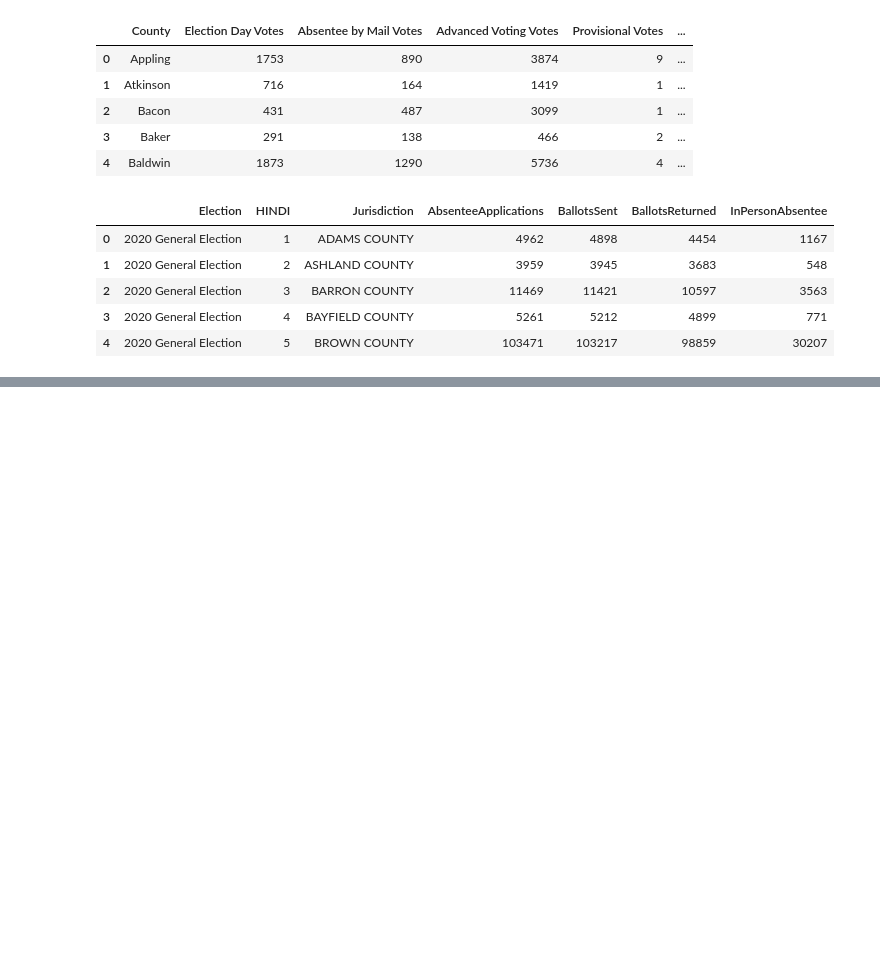
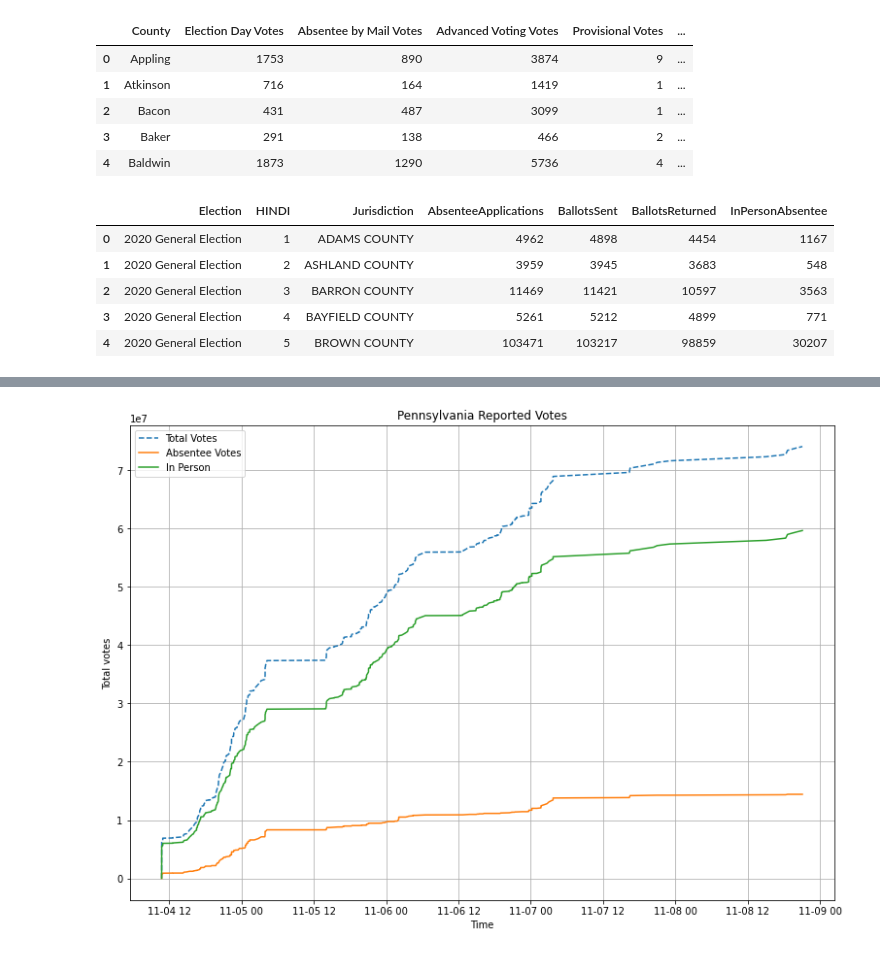
Before and after one commit to eweed001/ORIE-4741-Project, a Jupyter notebook: Absentee_Voting_Data_Analysis.ipynb, the cells around one changed output, grey strips where cells are left out. Drawn from its saved outputs; the diff is of its cells as text; code cells hidden in the pictures; blank space fills up the shorter version.

```diff
--- a/Absentee_Voting_Data_Analysis.ipynb
+++ b/Absentee_Voting_Data_Analysis.ipynb
@@ -49,0 +243,3 @@ wi.head()
+# %%
+pa = votecount[votecount.state=='PA']
+pa.head()
@@ -49,0 +253,5 @@ wi.head()
+# %%
+#Sorting by time of last update
+pa = pa.sort_values(by=['last_updated'],ascending =1)
+pa = pa.reset_index()
+pa.head()
@@ -49,0 +265,12 @@ wi.head()
+# %%
+# Creating a cumulative total of votes column, absentee and in person
+pa['cumul_votes'] = pa['votes'][1]
+pa['cumul_absentee'] = pa['absentee_votes'][1]
+pa['cumul_inperson'] = pa['votes'][1] - pa['absentee_votes'][1]
+for i in range(1,len(pa)):
+    pa['cumul_votes'][i] = pa['cumul_votes'][i-1]+pa['votes'][i]
+    pa['cumul_absentee'][i] = pa['cumul_absentee'][i-1]+pa['absentee_votes'][i]
+    pa['cumul_inperson'][i] = (pa['cumul_votes'][i-1]+pa['votes'][i])-(pa['cumul_absentee'][i-1]+pa['absentee_votes'][i])
+
+
+pa.head()
@@ -49,0 +296,17 @@ wi.head()
+# %%
+fig, ax = plt.subplots(figsize=(13, 9))
+
+# Specify how our lines should look
+ax.plot(pa.last_updated, pa.cumul_votes, label = 'Total Votes',linestyle='--')
+ax.plot(pa.last_updated, pa.cumul_absentee, label = 'Absentee Votes')
+ax.plot(pa.last_updated, pa.cumul_inperson, label = 'In Person')
+#ax.plot(ny.last_updated, ny['results-trumpd'], label = 'Absentee Votes')
+#ax.plot(ny.last_updated, ny['results-bidenj'], label = 'Absentee Votes')
+# Same as above
+ax.set_xlabel('Time')
+ax.set_ylabel('Total votes')
+ax.set_title('Pennsylvania Reported Votes')
+ax.grid(True)
+ax.legend(loc='upper left');
+# %% [output]
+[figure, added]
```
Also changed, not shown: parts of 17 cells of this notebook, 1 other file.
